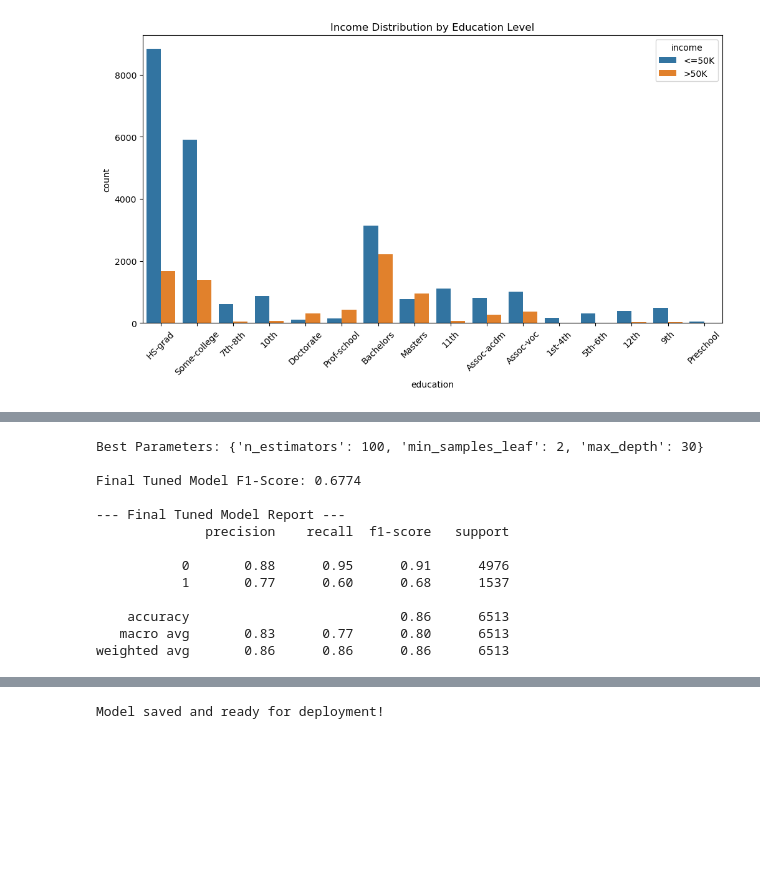
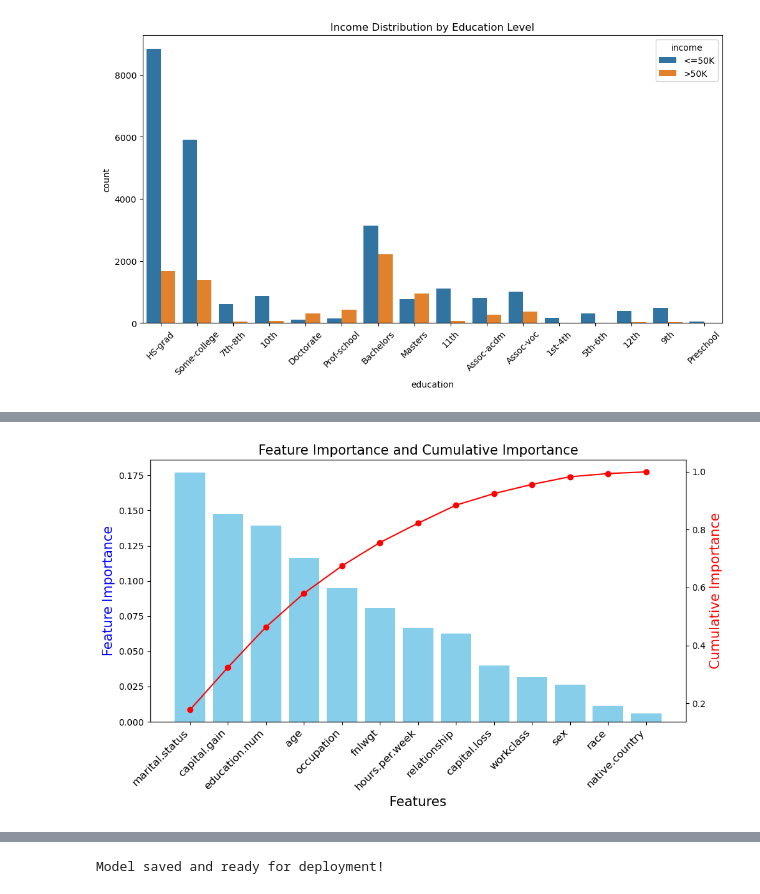
Before and after one commit to mxnishaa/mldp, a Jupyter notebook: test.ipynb, the cells around one changed output, grey strips where cells are left out. Saved outputs shown, nothing was run; the diff lists cells and outputs as text; code cells hidden in the pictures; blank space fills up the shorter version.

```diff
--- a/test.ipynb
+++ b/test.ipynb
@@ -193,53 +271,23 @@ plt.show()
 # %%
-from sklearn.model_selection import RandomizedSearchCV
-from sklearn.metrics import f1_score, classification_report
-# Define the grid with EXACTLY 3 values per parameter as specified
-param_dist = {
-    'n_estimators': [100, 200, 500],
-    'max_depth': [10, 20, 30],
-    'min_samples_leaf': [1, 2, 4]
-}
-
-# Initialize the search
-# n_iter=10 randomly samples 10 combinations
-random_search = RandomizedSearchCV(
-    estimator=RandomForestClassifier(random_state=42),
-    param_distributions=param_dist,
-    n_iter=10,
-    cv=3,
-    scoring='f1',
-    random_state=42,
-    n_jobs=-1
-)
-
-# Fit the search
-random_search.fit(X_train, y_train)
-
-# Output results
-print(f"Best Parameters: {random_search.best_params_}")
-
-# Evaluate the new best model
-best_rf = random_search.best_estimator_
-final_preds = best_rf.predict(X_test)
-
-# Explicitly calculate the F1-score for the final tuned model
-final_f1 = f1_score(y_test, final_preds)
-
-from sklearn.metrics import classification_report
-print(f"\nFinal Tuned Model F1-Score: {final_f1:.4f}")
-print("\n--- Final Tuned Model Report ---")
-print(classification_report(y_test, final_preds))
+# 2. Grouped Cumulative Importance Analysis
+df_dt_feat_impt = pd.DataFrame ({"Feature": best_rf.feature_names_in_, "Importance": best_rf.feature_importances_})
+df_dt_feat_impt['Feature'] = df_dt_feat_impt["Feature"].str.rsplit("_", n=1).str[0]
+df_dt_feat_impt = df_dt_feat_impt.groupby("Feature")["Importance"].sum().sort_values(ascending=False).reset_index()
+df_dt_feat_impt["Cumulative Importance"] = df_dt_feat_impt["Importance"].cumsum()
-# %% [output]
-Best Parameters: {'n_estimators': 100, 'min_samples_leaf': 2, 'max_depth': 30}
-
-Final Tuned Model F1-Score: 0.6774
-
---- Final Tuned Model Report ---
-              precision    recall  f1-score   support
-
-           0       0.88      0.95      0.91      4976
-           1       0.77      0.60      0.68      1537
-
-    accuracy                           0.86      6513
-   macro avg       0.83      0.77      0.80      6513
-weighted avg       0.86      0.86      0.86      6513
+# %%
+fig, ax1 = plt.subplots(figsize=(10, 6))
+ax1.bar(df_dt_feat_impt['Feature'], df_dt_feat_impt['Importance'], color='skyblue')
+ax1.set_xlabel('Features', size=15)
+ax1.set_ylabel('Feature Importance', color='blue', size=15)
+ax1.set_xticks(range(len(df_dt_feat_impt['Feature'])))
+ax1.set_xticklabels(df_dt_feat_impt['Feature'], rotation=45, ha='right', size=12)
+
+ax2 = ax1.twinx()
+ax2.plot(df_dt_feat_impt['Feature'], df_dt_feat_impt['Cumulative Importance'], color='red', marker='o')
+ax2.set_ylabel('Cumulative Importance', color='red', size=15)
+
+plt.title('Feature Importance and Cumulative Importance', size=15)
+plt.tight_layout()
+plt.show()
+# %% [output]
+[figure, added]
```
Also changed, not shown: parts of 14 cells of this notebook.
